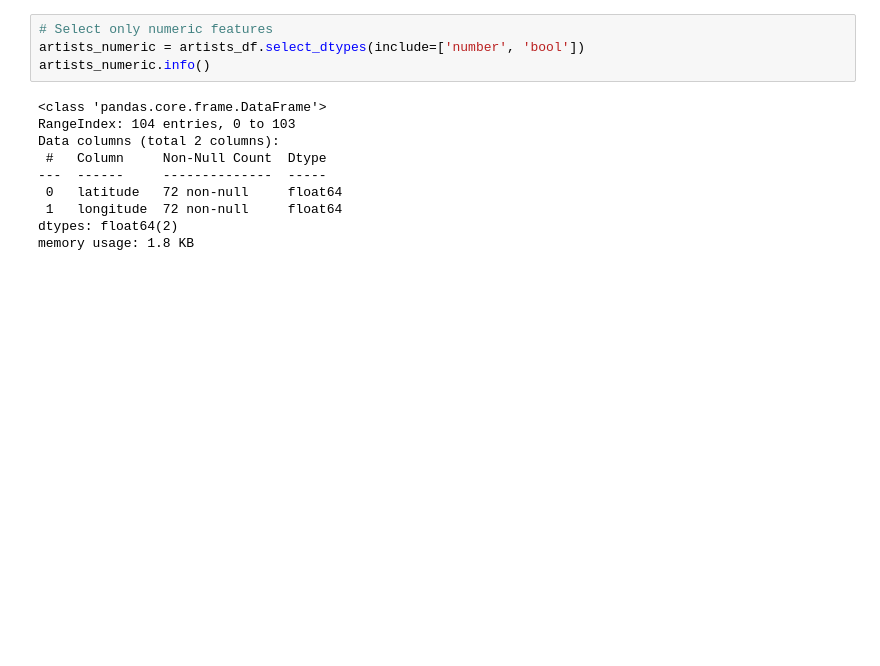
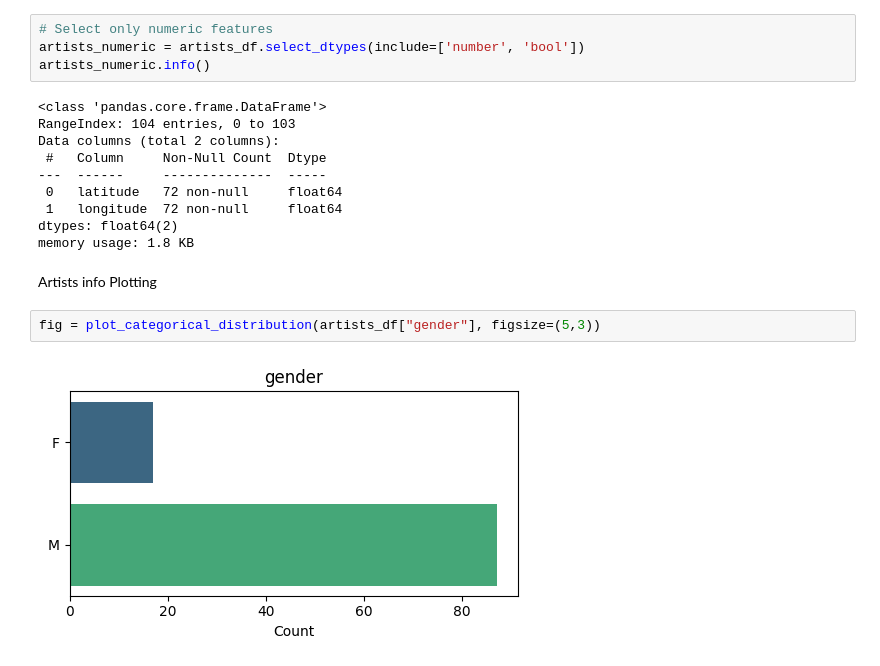
Before and after one commit to abderrahmane-salmi/UNIPI-Data-Mining-Project, a Jupyter notebook: task1/01_data_understanding.ipynb, the cells around one changed output. Cells and saved outputs as stored; diff of their text form; blank space fills up the shorter version.

Commit message:
added artists plots

```diff
--- a/task1/01_data_understanding.ipynb
+++ b/task1/01_data_understanding.ipynb
@@ -625,3 +593,9 @@ Data columns (total 2 columns):
  1   longitude  72 non-null     float64
 dtypes: float64(2)
 memory usage: 1.8 KB
+# %% [markdown]
+Artists info Plotting
+# %%
+fig = plot_categorical_distribution(artists_df["gender"], figsize=(5,3))
+# %% [output]
+[figure, added]
```
Also changed, not shown: parts of 11 cells of this notebook, 45 other files.
